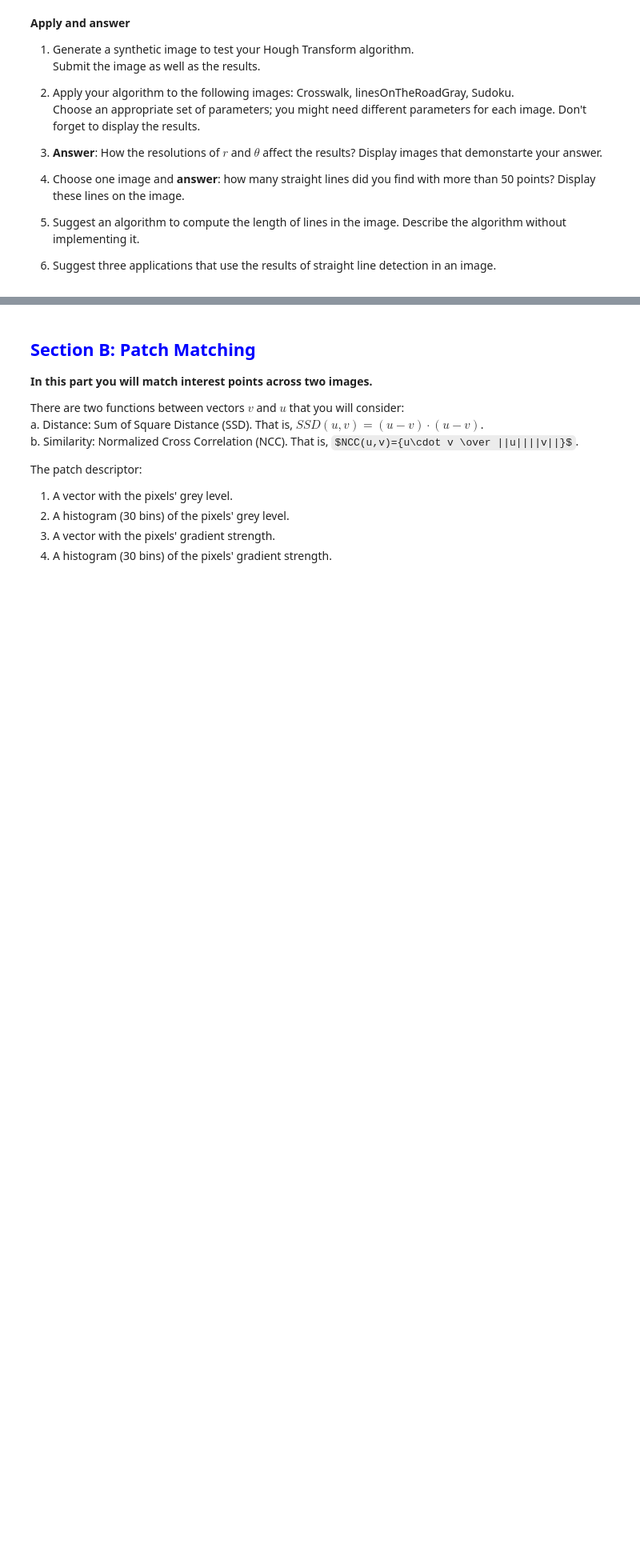
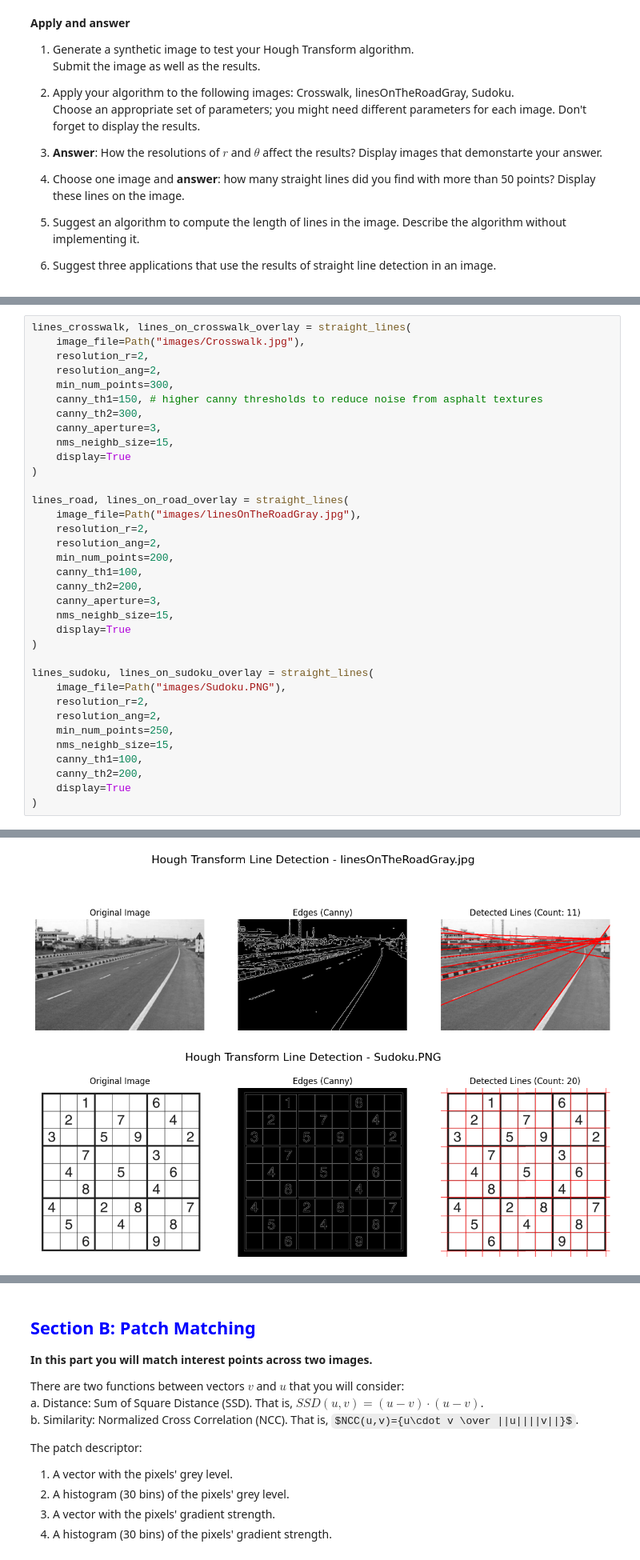
Before and after one commit to shaytanne/runi-cv-hw, a Jupyter notebook: hw2/hw2_ID_ID.ipynb, the cells around one changed output, grey strips where cells are left out. Shown at 80% size. Cells and saved outputs as stored; diff of their text form; some formulas as TeX source; blank space fills up the shorter version.

```diff
--- a/hw2/hw2_ID_ID.ipynb
+++ b/hw2/hw2_ID_ID.ipynb
@@ -402,0 +371,36 @@ lines_road, lines_on_road_overlay = straight_lines(
+# %%
+lines_crosswalk, lines_on_crosswalk_overlay = straight_lines(
+    image_file=Path("images/Crosswalk.jpg"),
+    resolution_r=2,
+    resolution_ang=2,
+    min_num_points=300,
+    canny_th1=150, # higher canny thresholds to reduce noise from asphalt textures
+    canny_th2=300,
+    canny_aperture=3,
+    nms_neighb_size=15,
+    display=True
+)
+
+lines_road, lines_on_road_overlay = straight_lines(
+    image_file=Path("images/linesOnTheRoadGray.jpg"),
+    resolution_r=2,
+    resolution_ang=2,
+    min_num_points=200,
+    canny_th1=100,
+    canny_th2=200,
+    canny_aperture=3,
+    nms_neighb_size=15,
+    display=True
+)
+
+lines_sudoku, lines_on_sudoku_overlay = straight_lines(
+    image_file=Path("images/Sudoku.PNG"),
+    resolution_r=2,
+    resolution_ang=2,
+    min_num_points=250,
+    nms_neighb_size=15,
+    canny_th1=100,
+    canny_th2=200,
+    display=True
+)
+# %% [output]
@@ -402,0 +408,2 @@ lines_road, lines_on_road_overlay = straight_lines(
+[figure, added]
+[figure, added]
```
Also changed, not shown: parts of 18 cells of this notebook, 1 other file.
